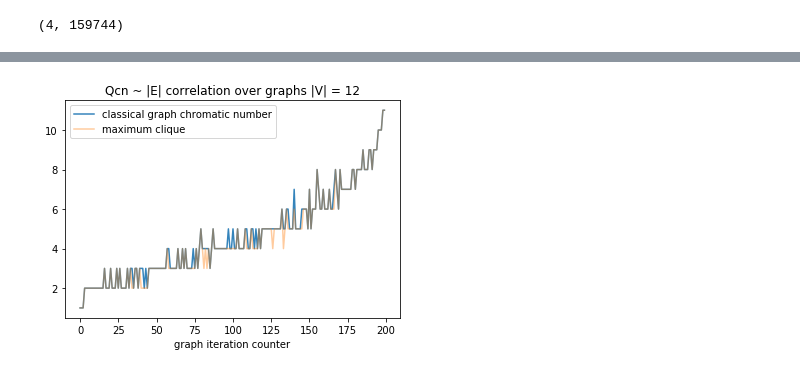
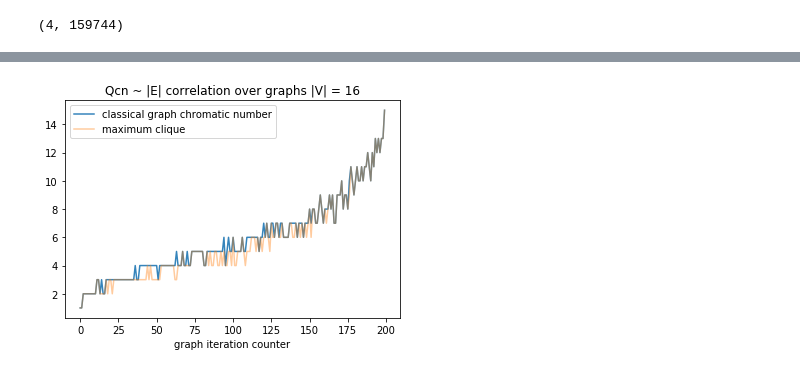
Before and after one commit to ddzunja/tensor-network-algorithm, a Jupyter notebook: graph coloring/Graph visualization.ipynb, the cells around one changed output, grey strips where cells are left out. Drawn from its saved outputs; the diff is of its cells as text; code cells hidden in the pictures.

```diff
--- a/graph coloring/Graph visualization.ipynb
+++ b/graph coloring/Graph visualization.ipynb
@@ -230,4 +227,4 @@ show_correlation(15, 100)
 # %%
-show_correlation(12, 200)
+show_correlation(16, 200)
 # %% [output]
-[figure, old version]
+[figure, new version]
```
Also changed, not shown: parts of 17 cells of this notebook.
